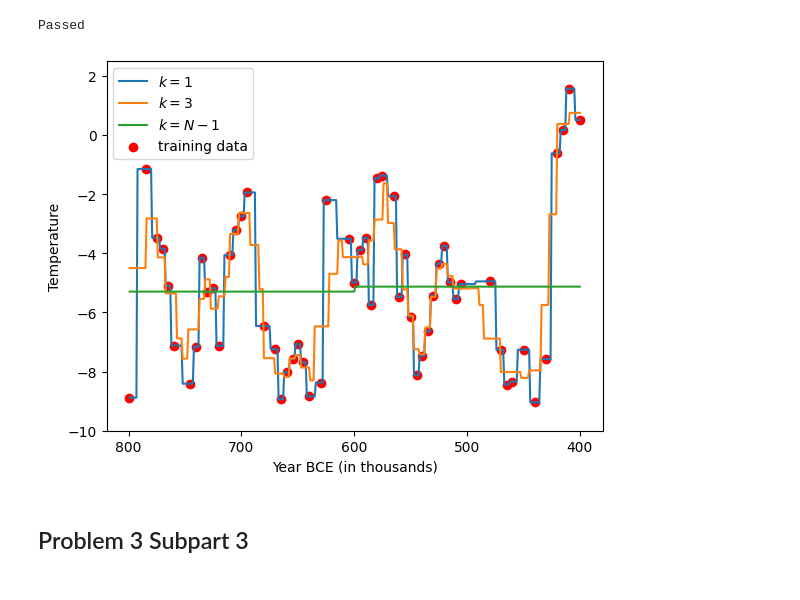
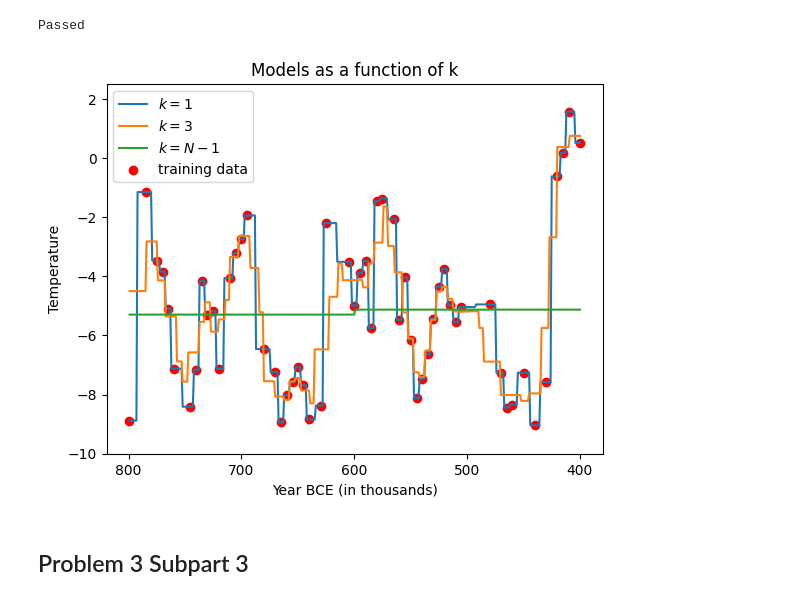
Before and after one commit to Martinez-andy/cs181-s24-homeworks, a Jupyter notebook: hw1/homework1.ipynb, the cells around one changed output. Cells and saved outputs as stored; diff of their text form; code cells hidden in the pictures.

```diff
--- a/hw1/homework1.ipynb
+++ b/hw1/homework1.ipynb
@@ -176,24 +176,25 @@ Passed
 # %%
 # plot functions
 N = year_train.shape[0]
 x_array = np.arange(400, 800, 1)
 plt.plot(x_array, predict_knn(x_array, 1, year_train, temp_train), label = "$k = 1$")
 plt.plot(x_array, predict_knn(x_array, 3, year_train, temp_train), label = "$k = 3$")
 plt.plot(x_array, predict_knn(x_array, N - 1, year_train, temp_train), label = "$k = N - 1$")
 plt.scatter(year_train, temp_train, label = "training data", color = "red")
 plt.ylabel("Temperature")
 plt.xlabel("Year BCE (in thousands)")
+plt.title("Models as a function of k")
 
 plt.legend()
 plt.xticks(np.arange(400, 900, 100))
 plt.ylim([-10,2.5])
 
 plt.gca().invert_xaxis()
 # figure should be in your directory now, with name p2.1.png
 plt.savefig("images/p2.1.png", bbox_inches = "tight")
 plt.show()
 # %% [output]
-[figure, old version]
+[figure, new version]
 # %% [markdown]
 ## Problem 3 Subpart 3
 # %%
```
Also changed, not shown: 1 other file.
